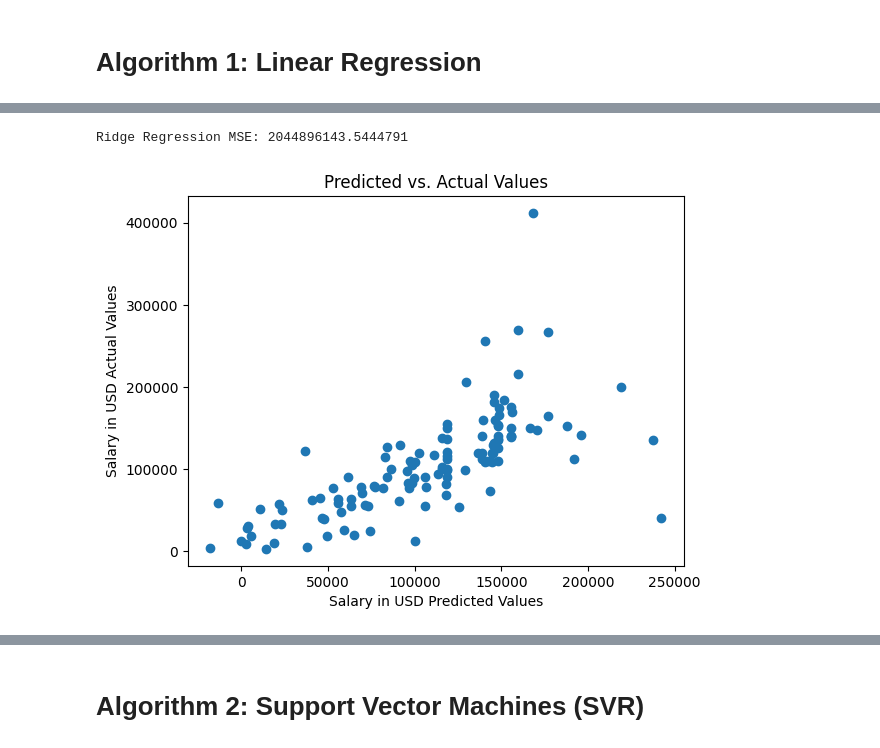
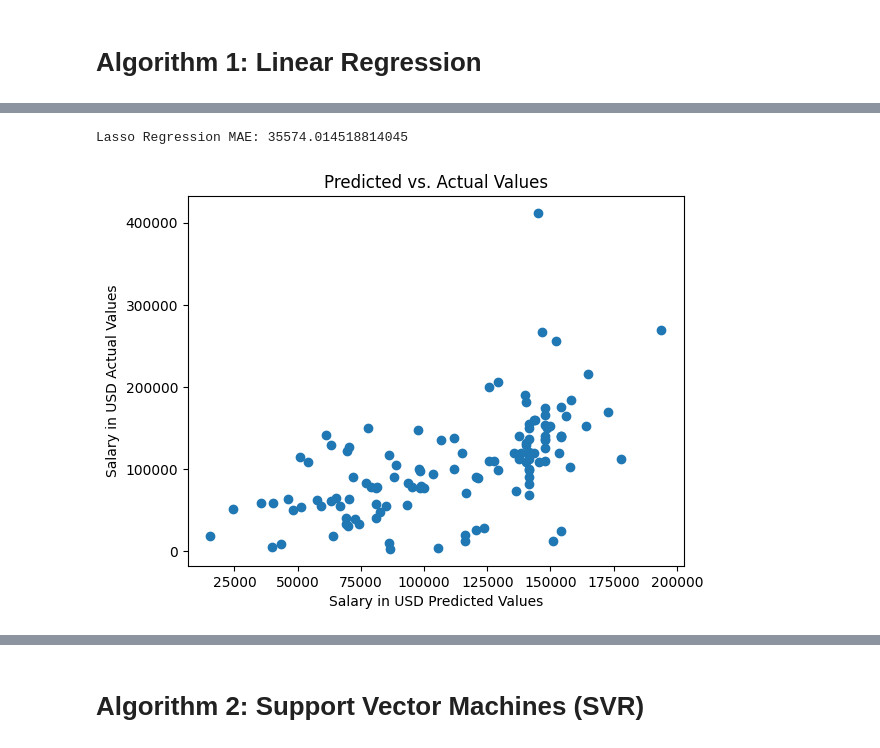
Before and after one commit to pauldumitriu001/EECS3401_IntroToAi_FinalProject, a Jupyter notebook: testNotebook.ipynb, the cells around one changed output, grey strips where cells are left out. Saved outputs shown, nothing was run; the diff lists cells and outputs as text; code cells hidden in the pictures.

```diff
--- a/testNotebook.ipynb
+++ b/testNotebook.ipynb
@@ -257,0 +256,5 @@ data.duplicated().sum()
+# %%
+# We remove features which have high cardinality and low value to our task
+
+data.drop(labels=['salary_currency', 'salary'], axis=1, inplace=True)
+data
@@ -260,18 +277,18 @@ We create a pipeline for preprocessing the data before it is split. If there exi
 # %%
 from sklearn.compose import ColumnTransformer
 from sklearn.pipeline import make_pipeline
-from sklearn.preprocessing import OneHotEncoder, StandardScaler
+from sklearn.preprocessing import OrdinalEncoder, StandardScaler
 from sklearn.impute import SimpleImputer
 
 num_cols = data.select_dtypes(include='number').columns.to_list()
 cat_cols = data.select_dtypes(exclude='number').columns.to_list()
 
 num_cols.remove("salary_in_usd")
-print(f"num_cols: {num_cols}")
-print(f"cat_cols: {cat_cols}")
+
 
 num_pipeline = make_pipeline(SimpleImputer(strategy='mean'), StandardScaler())
-cat_pipeline = make_pipeline(SimpleImputer(strategy='most_frequent'), OneHotEncoder(sparse_output=False))
+# We use ordinal encoder because the features have natural rank making them ordinal variables
+cat_pipeline = make_pipeline(SimpleImputer(strategy='most_frequent'), OrdinalEncoder())
 
 preprocessing = ColumnTransformer([('num', num_pipeline, num_cols),
                                    ('cat', cat_pipeline, cat_cols)],
@@ -281,8 +298,7 @@ preprocessing = ColumnTransformer([('num', num_pipeline, num_cols),
 data_prepared = preprocessing.fit_transform(data)
 
 feature_names = preprocessing.get_feature_names_out()
-
 data_prepared = pd.DataFrame(data=data_prepared, columns=feature_names)
 
-feature_names
+data_prepared
 # %% [output]
@@ -383,13 +409,12 @@ Lasso Regression MSE: 4872001973.749225
 # %%
-# Ridge Regression scored the best mse
-import matplotlib.pyplot as plt
-print(f'Ridge Regression MSE: {ridge_mse}')
+# Lasso Regression was the second best
 
-plt.scatter(Ridge_y_predict, y_test)
+print(f'Lasso Regression MAE: {lasso_mae}')
+plt.scatter(Lasso_y_predict, y_test)
 plt.xlabel("Salary in USD Predicted Values")
 plt.ylabel("Salary in USD Actual Values")
 plt.title("Predicted vs. Actual Values")
 plt.show()
 # %% [output]
-Ridge Regression MSE: 2044896143.5444791
+Lasso Regression MAE: 35574.014518814045
-[figure, old version]
+[figure, new version]
```
Also changed, not shown: parts of 23 cells of this notebook.
